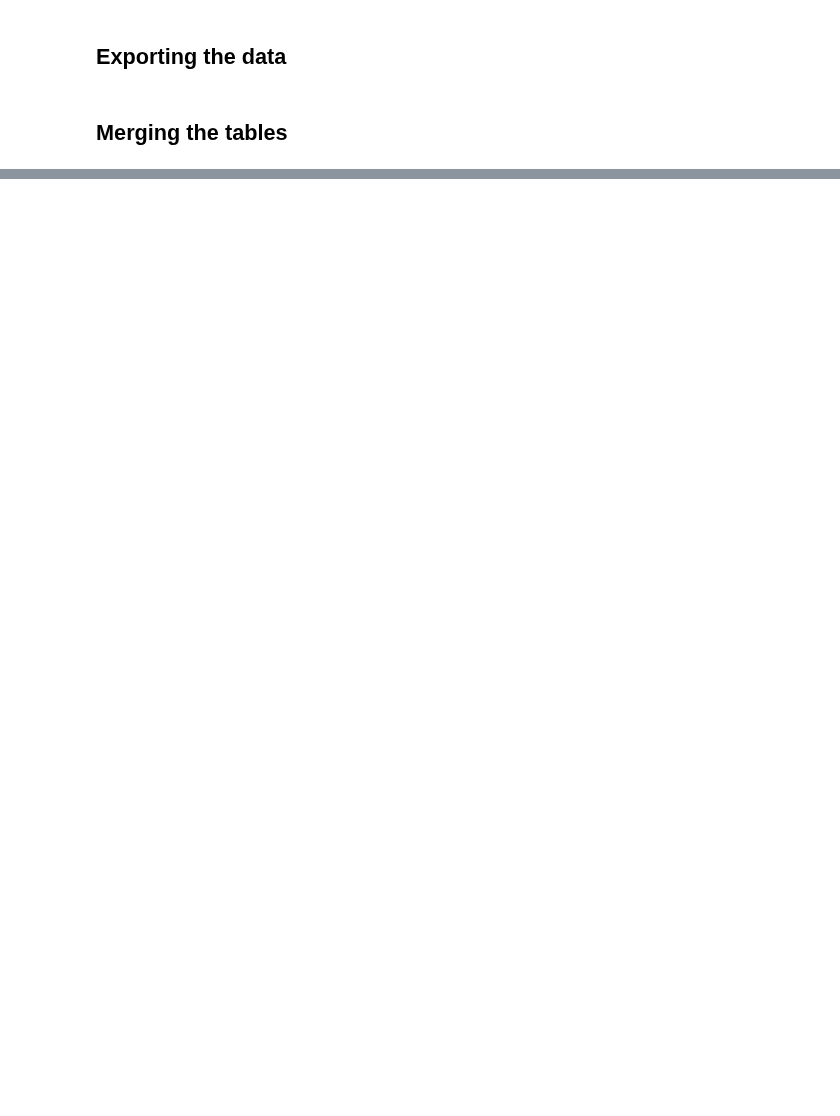
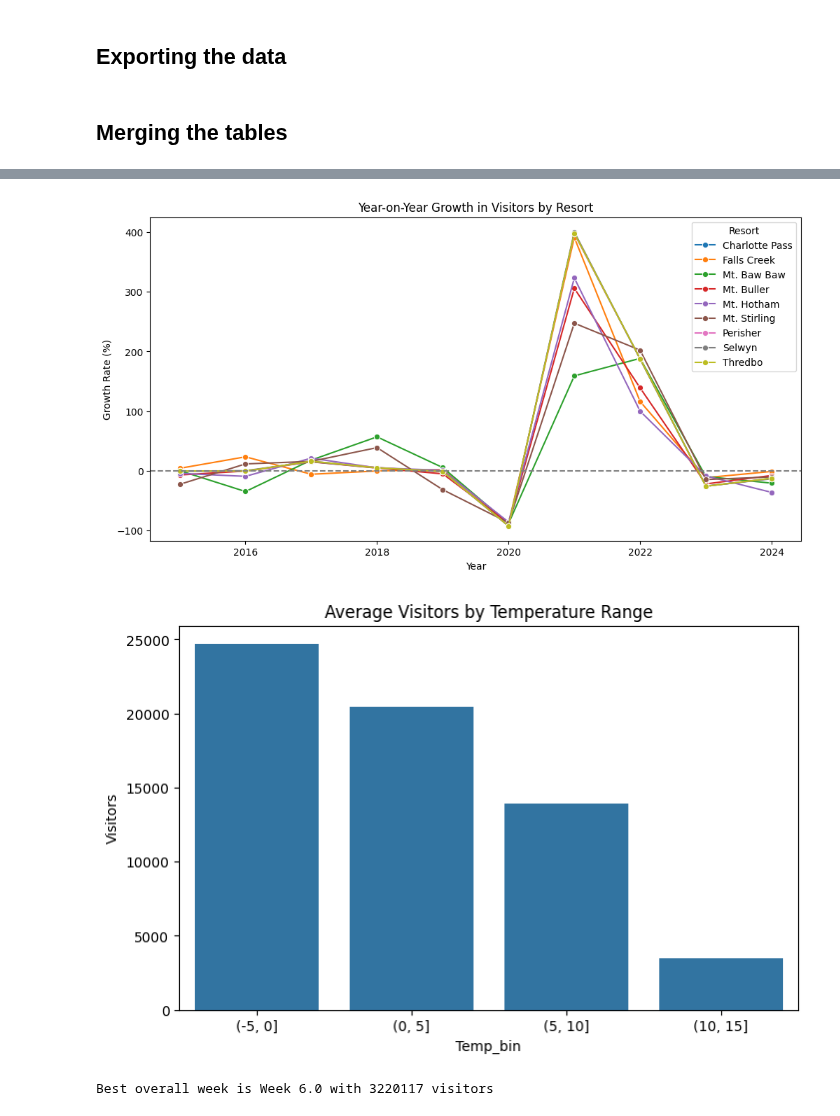
Before and after one commit to bsri0004/R2B2, a Jupyter notebook: src/data_parsing.ipynb, the cells around one changed output, grey strips where cells are left out. Saved outputs shown, nothing was run; the diff lists cells and outputs as text; code cells hidden in the pictures; blank space fills up the shorter version.

```diff
--- a/src/data_parsing.ipynb
+++ b/src/data_parsing.ipynb
@@ -375,0 +393,34 @@ climate_data_winter_2025.to_parquet(data_fp.parent / "climate_data_2025.parquet"
+# %%
+growth = df.groupby(["Year","Resort"])["Visitors"].sum().reset_index()
+growth["YoY_Growth"] = growth.groupby("Resort")["Visitors"].pct_change() * 100
+
+plt.figure(figsize=(12,6))
+sns.lineplot(x="Year", y="YoY_Growth", hue="Resort", data=growth, marker="o")
+plt.title("Year-on-Year Growth in Visitors by Resort")
+plt.ylabel("Growth Rate (%)")
+plt.axhline(0, color="gray", linestyle="--")
+plt.show()
+
+df["Temp_bin"] = pd.cut(df["Maximum temperature (Degree C)"], bins=[-5,0,5,10,15])
+temp_visitors = df.groupby("Temp_bin")["Visitors"].mean().reset_index()
+
+plt.figure(figsize=(8,5))
+sns.barplot(x="Temp_bin", y="Visitors", data=temp_visitors)
+plt.title("Average Visitors by Temperature Range")
+plt.show()
+
+
+weekly_sum = df.groupby("Week")["Visitors"].sum().reset_index()
+best_week = weekly_sum.loc[weekly_sum["Visitors"].idxmax()]
+print("Best overall week is Week", best_week["Week"], "with", int(best_week["Visitors"]), "visitors")
+
+plt.figure(figsize=(10,5))
+sns.lineplot(x="Week", y="Visitors", data=weekly_sum, marker="o")
+plt.axvline(best_week["Week"], color="red", linestyle="--", label="Peak Week")
+plt.title("Total Visitors per Week (All Resorts Combined)")
+plt.legend()
+plt.show()
+# %% [output]
+[figure, added]
+[figure, added]
+Best overall week is Week 6.0 with 3220117 visitors
```
Also changed, not shown: parts of 14 cells of this notebook.
